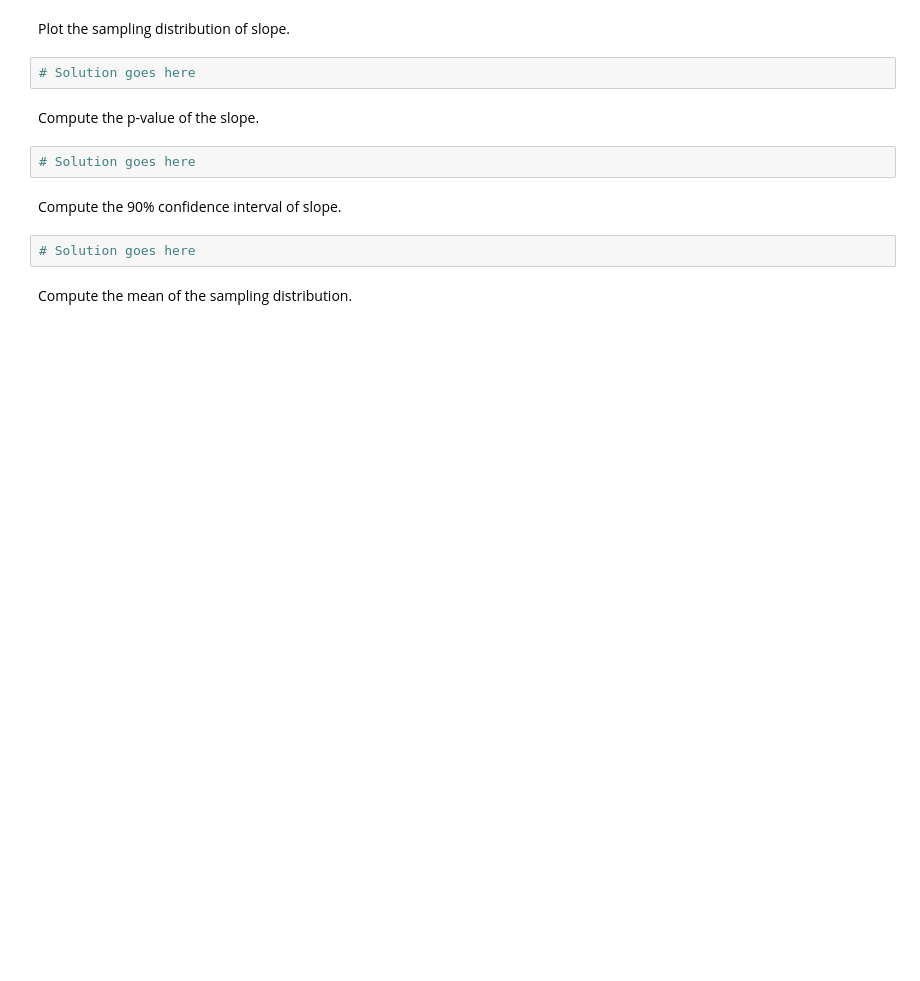
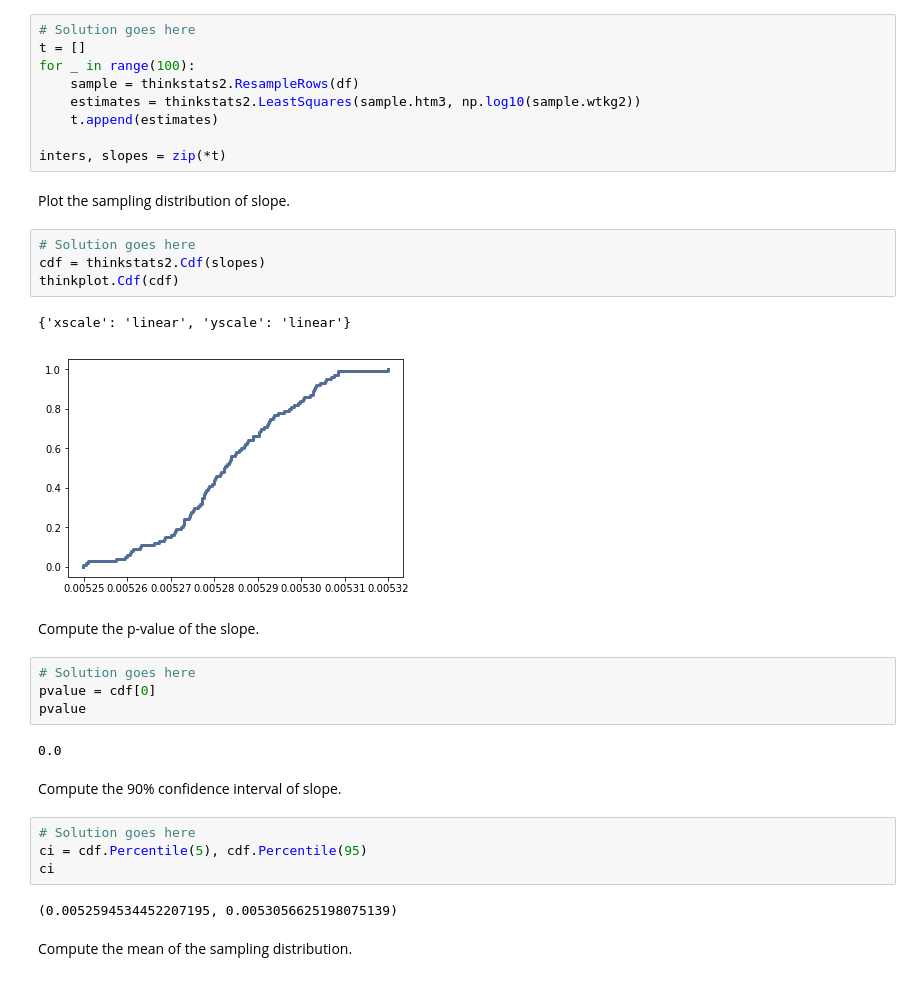
Before and after one commit to applepine1125/ThinkStats2, a Jupyter notebook: code/chap10ex.ipynb, the cells around one changed output. Cells and saved outputs as stored; diff of their text form; blank space fills up the shorter version.

```diff
--- a/code/chap10ex.ipynb
+++ b/code/chap10ex.ipynb
@@ -502,15 +511,37 @@ Use resampling to compute sampling distributions for inter and slope.
+# %%
+# Solution goes here
+t = []
+for _ in range(100):
+    sample = thinkstats2.ResampleRows(df)
+    estimates = thinkstats2.LeastSquares(sample.htm3, np.log10(sample.wtkg2))
+    t.append(estimates)
+
+inters, slopes = zip(*t)
 # %% [markdown]
 Plot the sampling distribution of slope.
 # %%
 # Solution goes here
+cdf = thinkstats2.Cdf(slopes)
+thinkplot.Cdf(cdf)
+# %% [output]
+{'xscale': 'linear', 'yscale': 'linear'}
+[figure, added]
 # %% [markdown]
 Compute the p-value of the slope.
 # %%
 # Solution goes here
+pvalue = cdf[0]
+pvalue
+# %% [output]
+0.0
 # %% [markdown]
 Compute the 90% confidence interval of slope.
 # %%
 # Solution goes here
+ci = cdf.Percentile(5), cdf.Percentile(95)
+ci
+# %% [output]
+(0.0052594534452207195, 0.0053056625198075139)
 # %% [markdown]
 Compute the mean of the sampling distribution.
 # %%
```
Also changed, not shown: parts of 17 cells of this notebook.
